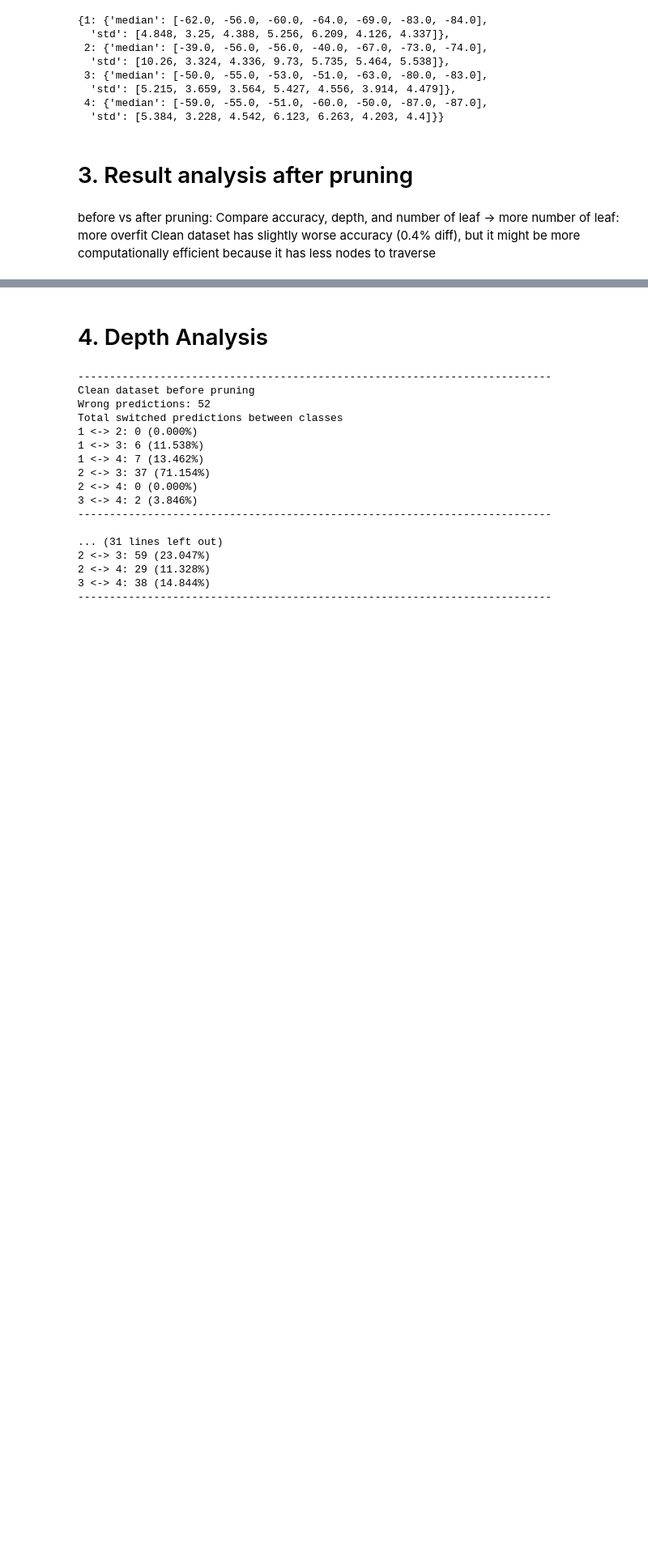
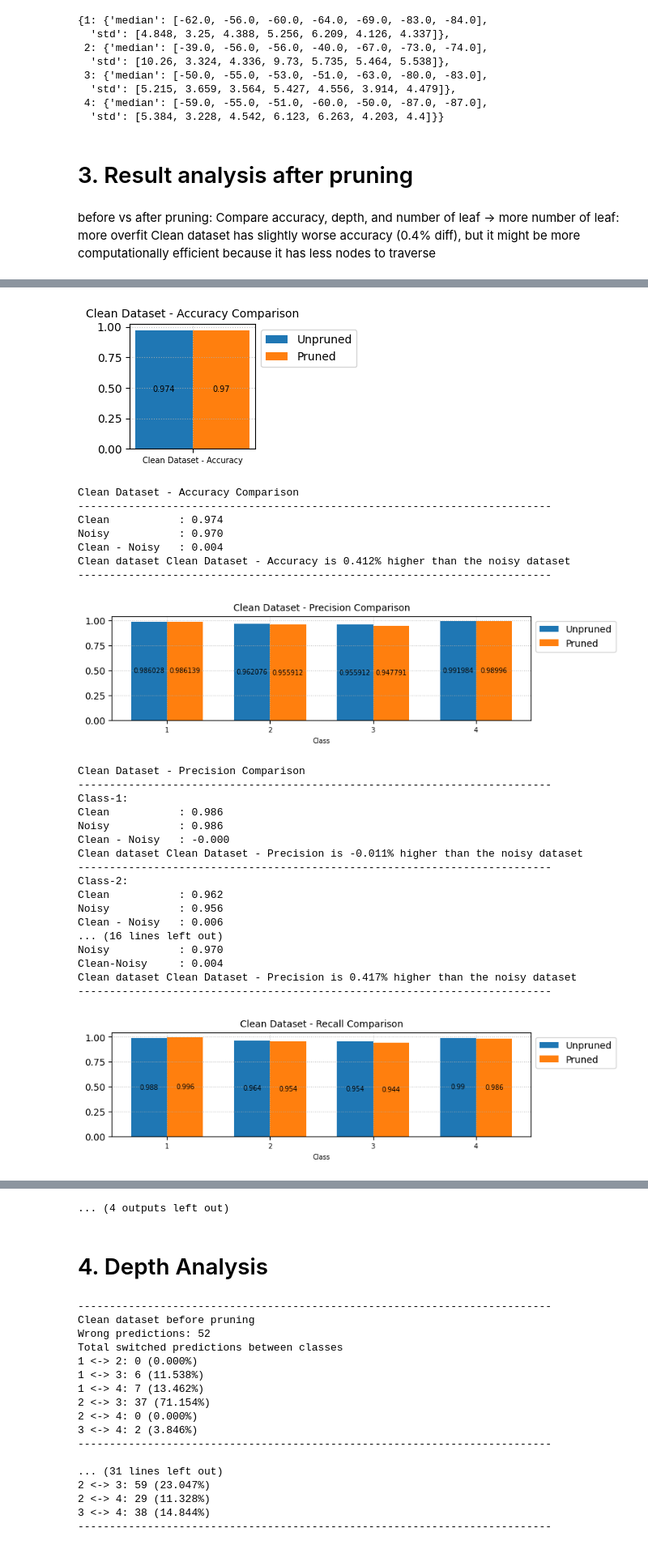
Before and after one commit to amin-abualhassan/intro2ml-cw1, a Jupyter notebook: dt_coursework/analytics.ipynb, the cells around one changed output, grey strips where cells are left out. Shown at 81% size. Drawn from its saved outputs; the diff is of its cells as text; code cells hidden in the pictures; blank space fills up the shorter version.

```diff
--- a/dt_coursework/analytics.ipynb
+++ b/dt_coursework/analytics.ipynb
@@ -410,0 +464,46 @@ Average of Tree Depth
+# %%
+clean_metrics_before
+clean_metrics_after
+noisy_metrics_before
+noisy_metrics_after
+clean_depth_leaf
+noisy_depth_leaf
+
+metrics_diff("Clean Dataset - Accuracy", clean_metrics_before["accuracy"], clean_metrics_after["accuracy"])
+metrics_diff("Clean Dataset - Precision", clean_metrics_before["per_class"]["precision"], clean_metrics_after["per_class"]["precision"], clean_metrics_before["labels"])
+metrics_diff("Clean Dataset - Recall", clean_metrics_before["per_class"]["recall"], clean_metrics_after["per_class"]["recall"], clean_metrics_before["labels"])
+metrics_diff("Clean Dataset - F1", clean_metrics_before["per_class"]["f1"], clean_metrics_after["per_class"]["f1"], clean_metrics_before["labels"])
+
+
+metrics_diff("Noisy Dataset - Accuracy", noisy_metrics_before["accuracy"], noisy_metrics_after["accuracy"])
+metrics_diff("Noisy Dataset - Precision", noisy_metrics_before["per_class"]["precision"], noisy_metrics_after["per_class"]["precision"], noisy_metrics_before["labels"])
+metrics_diff("Noisy Dataset - Recall", noisy_metrics_before["per_class"]["recall"], noisy_metrics_after["per_class"]["recall"], noisy_metrics_before["labels"])
+metrics_diff("Noisy Dataset - F1", noisy_metrics_before["per_class"]["f1"], noisy_metrics_after["per_class"]["f1"], noisy_metrics_before["labels"])
+# %% [output]
+[figure, added]
+Clean Dataset - Accuracy Comparison
+---------------------------------------------------------------------------
+Clean           : 0.974
+Noisy           : 0.970
+Clean - Noisy   : 0.004
+Clean dataset Clean Dataset - Accuracy is 0.412% higher than the noisy dataset
+---------------------------------------------------------------------------
+[figure, added]
+Clean Dataset - Precision Comparison
+---------------------------------------------------------------------------
+Class-1:
+Clean           : 0.986
+Noisy           : 0.986
+Clean - Noisy   : -0.000
+Clean dataset Clean Dataset - Precision is -0.011% higher than the noisy dataset
+---------------------------------------------------------------------------
+Class-2:
+Clean           : 0.962
+Noisy           : 0.956
+Clean - Noisy   : 0.006
+... (16 lines left out)
+Noisy           : 0.970
+Clean-Noisy     : 0.004
+Clean dataset Clean Dataset - Precision is 0.417% higher than the noisy dataset
+---------------------------------------------------------------------------
+[figure, added]
@@ -411,3 +571,4 @@ Average of Tree Depth
+... (4 outputs left out)
 # %% [markdown]
 # 4. Depth Analysis
 # %%
```
Also changed, not shown: parts of 4 cells of this notebook.
